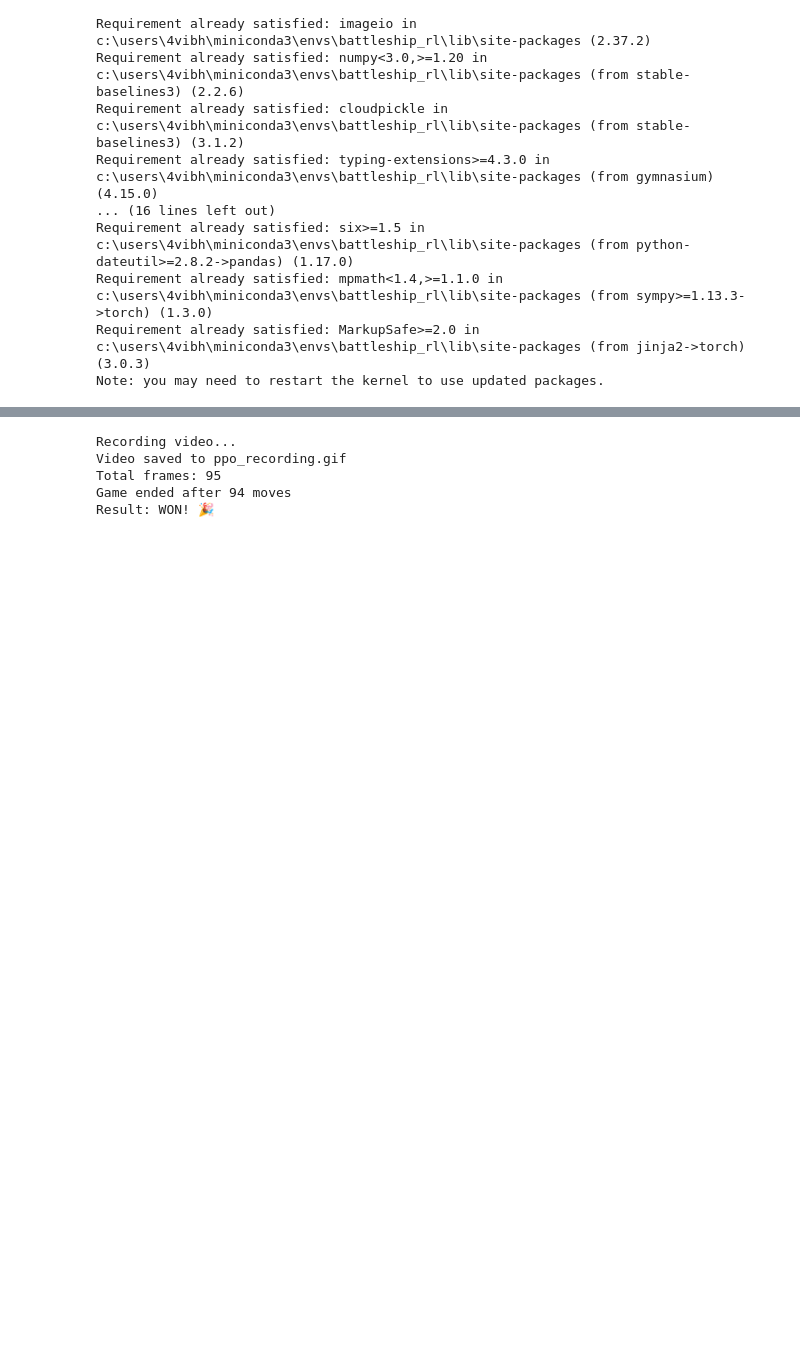
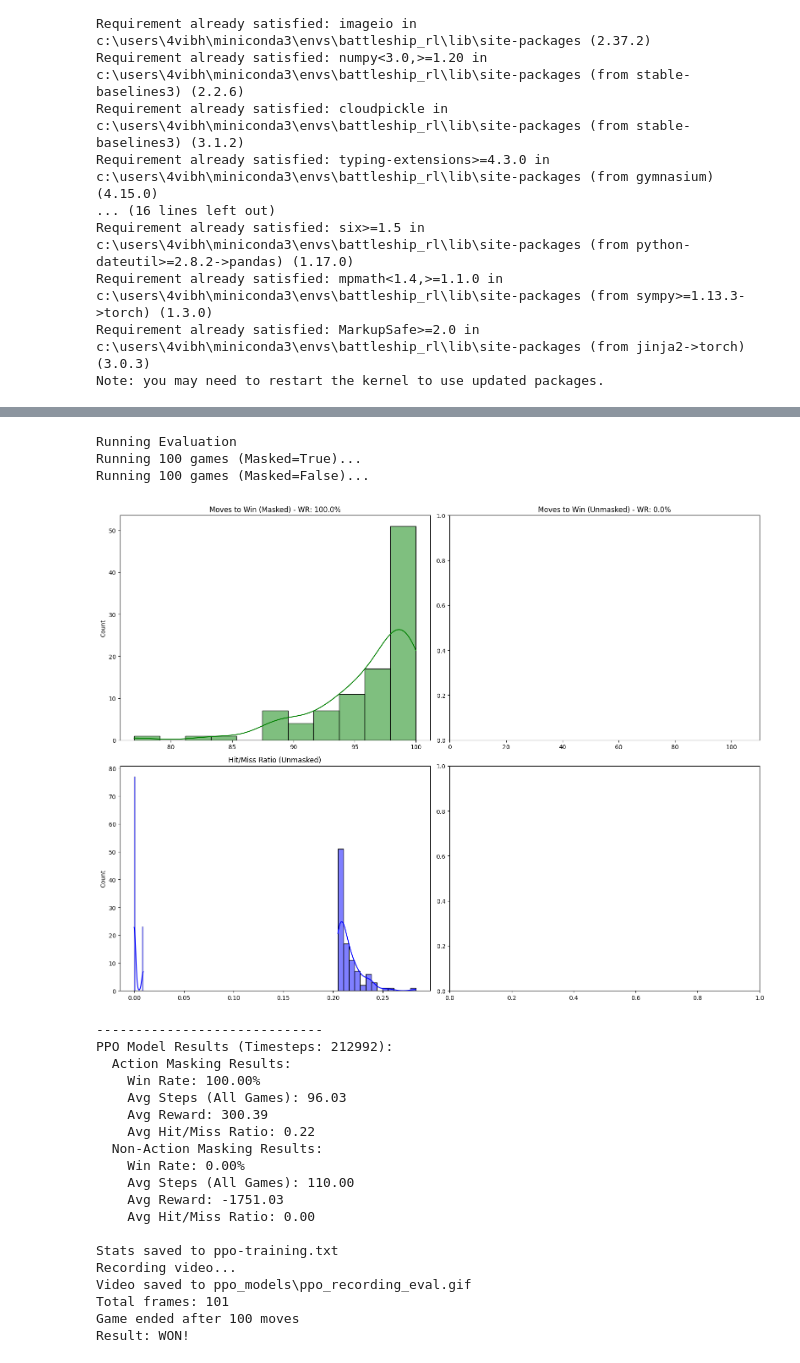
Before and after one commit to shayanhalder/battleship-reinforcement-learning, a Jupyter notebook: ppo.ipynb, the cells around one changed output, grey strips where cells are left out. Cells and saved outputs as stored; diff of their text form; code cells hidden in the pictures; blank space fills up the shorter version.

```diff
--- a/ppo.ipynb
+++ b/ppo.ipynb
@@ -706,36 +698,54 @@ def record_ppo_video(env, model, out_path, fps=2):
         combined_img = np.concatenate((board_img[:h_min], heatmap_img[:h_min]), axis=1)
         images.append(combined_img)
 
         # Predict Step
         action_masks = env.action_masks()
         action, _ = model.predict(obs, action_masks=action_masks, deterministic=True)
 
         # Env Step
         obs, reward, terminated, truncated, info = env.step(action.item())
 
         if terminated or truncated:
             board_img = render_board_to_image(env)
             heatmap_img = plot_probs_to_image(probs, title="Game Over")
             h_min = min(board_img.shape[0], heatmap_img.shape[0])
             combined_img = np.concatenate((board_img[:h_min], heatmap_img[:h_min]), axis=1)
             images.append(combined_img)
             done = True
 
     imageio.mimsave(out_path, images, fps=fps)
     print(f"Video saved to {out_path}")
     print(f"Total frames: {len(images)}")
     print(f"Game ended after {env.step_count} moves")
     if terminated:
         print("Result: WON!")
     else:
         print("Result: Lost (ran out of moves)")
 
 record_env = BattleshipEnv(reward_dictionary=reward_dict, episode_steps=110)
 model = MaskablePPO.load("ppo_model_final")
-record_ppo_video(record_env, model, "ppo_recording.gif", fps=5)
+record_ppo_video(eval_env, model, os.path.join("ppo_models","ppo_recording_eval.gif"), fps=5)
 # %% [output]
-Recording video...
-Video saved to ppo_recording.gif
-Total frames: 95
-Game ended after 94 moves
-Result: WON! 🎉
+Running Evaluation
+Running 100 games (Masked=True)...
+Running 100 games (Masked=False)...
+[figure, added]
+-----------------------------
+PPO Model Results (Timesteps: 212992):
+  Action Masking Results:
+    Win Rate: 100.00%
+    Avg Steps (All Games): 96.03
+    Avg Reward: 300.39
+    Avg Hit/Miss Ratio: 0.22
+  Non-Action Masking Results:
+    Win Rate: 0.00%
+    Avg Steps (All Games): 110.00
+    Avg Reward: -1751.03
+    Avg Hit/Miss Ratio: 0.00
+
+Stats saved to ppo-training.txt
+Recording video...
+Video saved to ppo_models\ppo_recording_eval.gif
+Total frames: 101
+Game ended after 100 moves
+Result: WON!
```
Also changed, not shown: parts of 3 cells of this notebook, 40 other files.
